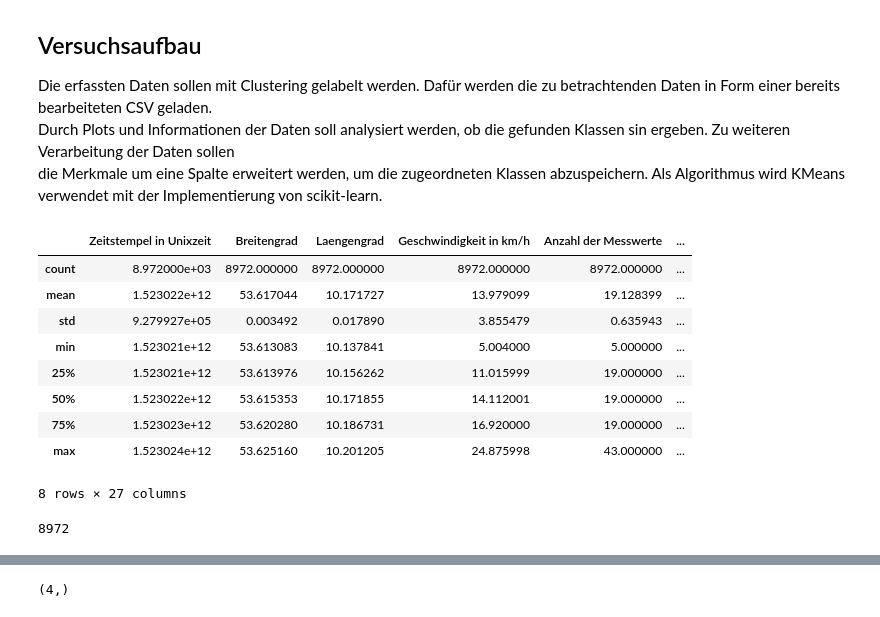
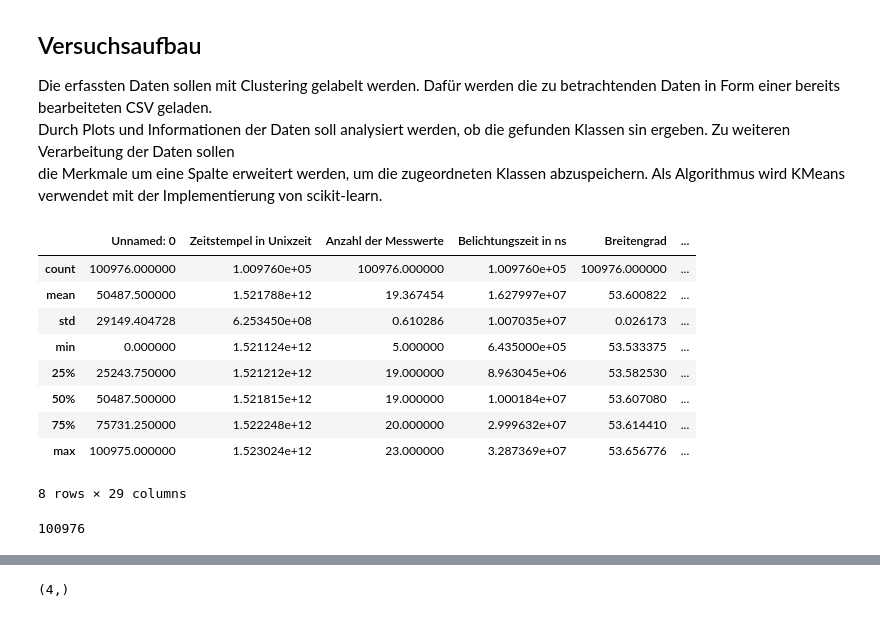
Before and after one commit to SandGreif/FahrradwegeKlassifizierung, a Jupyter notebook: daten_labeln/clusterExperiment.ipynb, the cells around one changed output, grey strips where cells are left out. Saved outputs shown, nothing was run; the diff lists cells and outputs as text; code cells hidden in the pictures.

```diff
--- a/daten_labeln/clusterExperiment.ipynb
+++ b/daten_labeln/clusterExperiment.ipynb
@@ -47,20 +48,20 @@ sensorTimestampsDf = pandas.read_csv("../daten/sensorevent-Zeitstempel.csv")
 sensorTimestampsDf.drop(['index'],axis=1 ,inplace=True)
 # %%
 # Lesen der Merkmale
-featuresDf = pandas.read_csv("../daten/merkmale.csv")
+featuresDf = pandas.read_csv("../daten/merkmale_datensatz_15_bis_22/absMesswerte/merkmale.csv")
 featuresDf.describe()
 # %% [output]
-|  | Zeitstempel in Unixzeit | Breitengrad | Laengengrad | Geschwindigkeit in km/h | Anzahl der Messwerte | ... |
-| count | 8.972000e+03 | 8972.000000 | 8972.000000 | 8972.000000 | 8972.000000 | ... |
-| mean | 1.523022e+12 | 53.617044 | 10.171727 | 13.979099 | 19.128399 | ... |
-| std | 9.279927e+05 | 0.003492 | 0.017890 | 3.855479 | 0.635943 | ... |
-| min | 1.523021e+12 | 53.613083 | 10.137841 | 5.004000 | 5.000000 | ... |
-| 25% | 1.523021e+12 | 53.613976 | 10.156262 | 11.015999 | 19.000000 | ... |
-| 50% | 1.523022e+12 | 53.615353 | 10.171855 | 14.112001 | 19.000000 | ... |
-| 75% | 1.523023e+12 | 53.620280 | 10.186731 | 16.920000 | 19.000000 | ... |
-| max | 1.523024e+12 | 53.625160 | 10.201205 | 24.875998 | 43.000000 | ... |
+|  | Unnamed: 0 | Zeitstempel in Unixzeit | Anzahl der Messwerte | Belichtungszeit in ns | Breitengrad | ... |
+| count | 100976.000000 | 1.009760e+05 | 100976.000000 | 1.009760e+05 | 100976.000000 | ... |
+| mean | 50487.500000 | 1.521788e+12 | 19.367454 | 1.627997e+07 | 53.600822 | ... |
+| std | 29149.404728 | 6.253450e+08 | 0.610286 | 1.007035e+07 | 0.026173 | ... |
+| min | 0.000000 | 1.521124e+12 | 5.000000 | 6.435000e+05 | 53.533375 | ... |
+| 25% | 25243.750000 | 1.521212e+12 | 19.000000 | 8.963045e+06 | 53.582530 | ... |
+| 50% | 50487.500000 | 1.521815e+12 | 19.000000 | 1.000184e+07 | 53.607080 | ... |
+| 75% | 75731.250000 | 1.522248e+12 | 20.000000 | 2.999632e+07 | 53.614410 | ... |
+| max | 100975.000000 | 1.523024e+12 | 23.000000 | 3.287369e+07 | 53.656776 | ... |
-8 rows × 27 columns
+8 rows × 29 columns
 # %%
 featuresDf.Breitengrad.shape[0]
 # %% [output]
-8972
+100976
```
Also changed, not shown: parts of 20 cells of this notebook.
